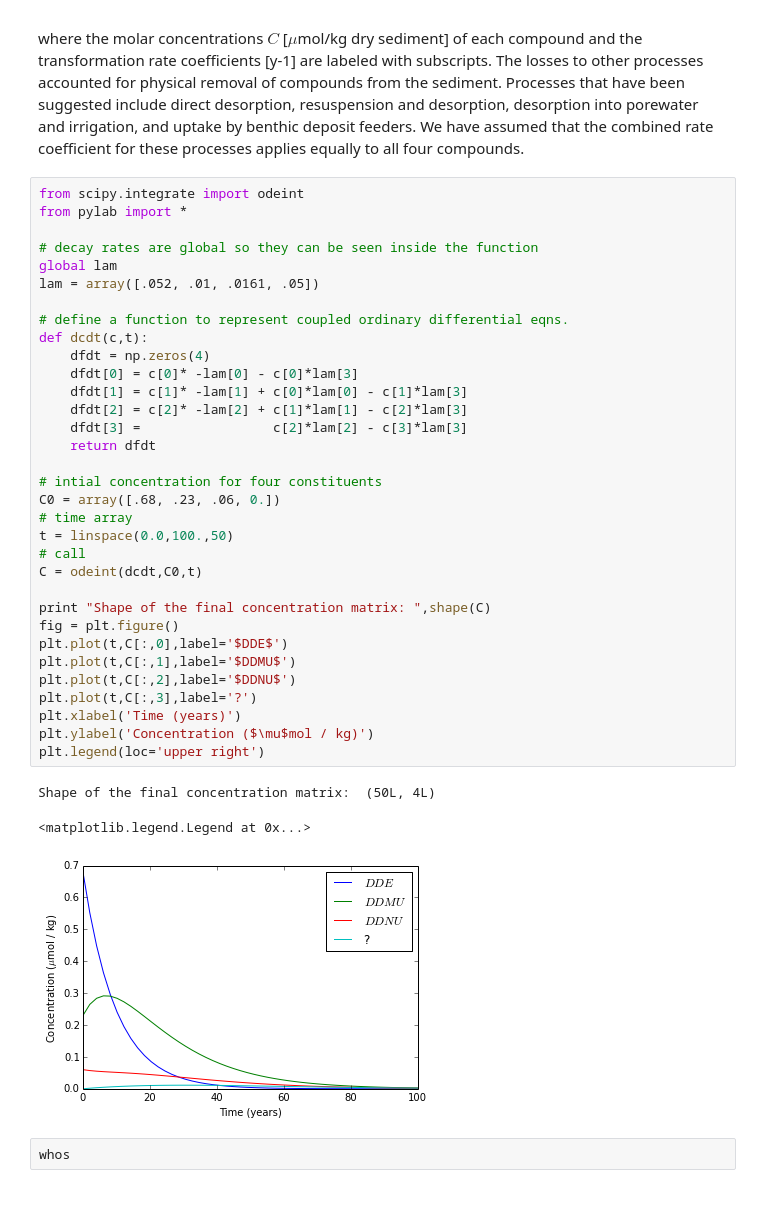
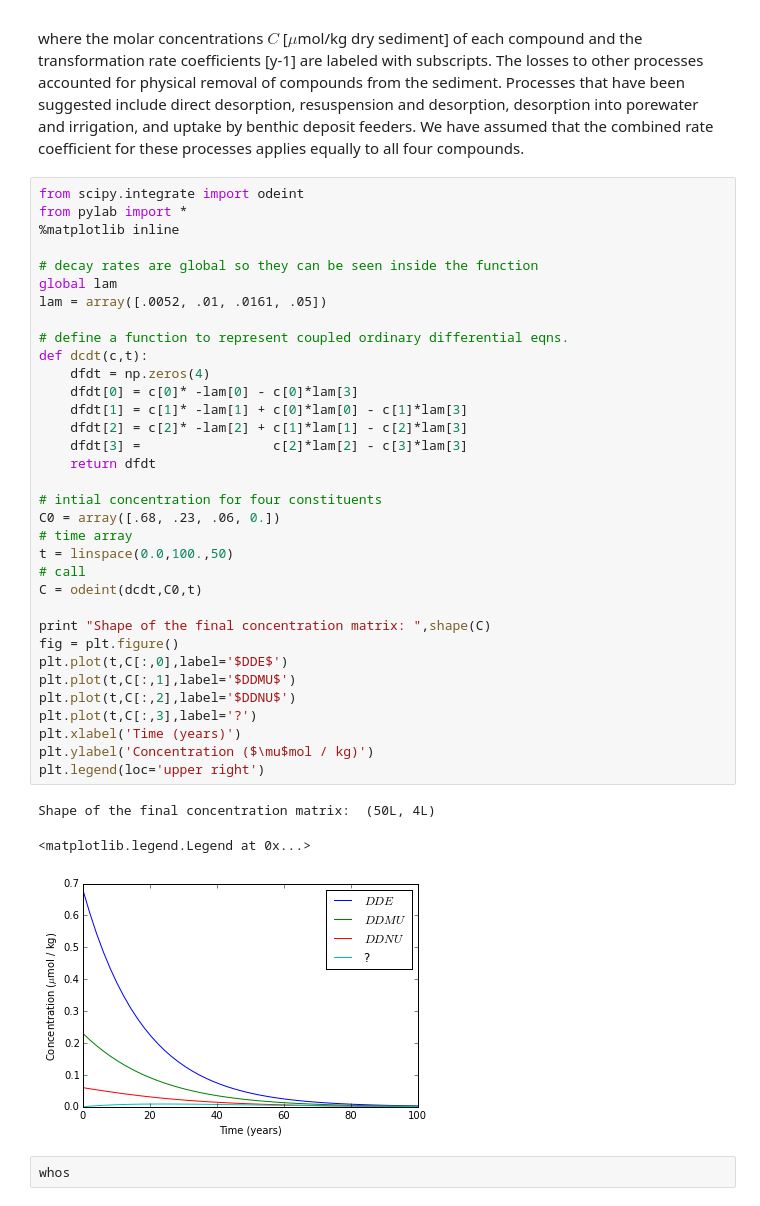
Before and after one commit to csherwood-usgs/IPython_notebook_examples, a Jupyter notebook: bateman.ipynb, the cells around one changed output. Saved outputs shown, nothing was run; the diff lists cells and outputs as text.

```diff
--- a/bateman.ipynb
+++ b/bateman.ipynb
@@ -14,40 +14,41 @@ where the molar concentrations $C$ [$\mu$mol/kg dry sediment] of each compound a
 # %%
 from scipy.integrate import odeint
 from pylab import *
+%matplotlib inline
 
 # decay rates are global so they can be seen inside the function
 global lam
-lam = array([.052, .01, .0161, .05])
+lam = array([.0052, .01, .0161, .05])
 
 # define a function to represent coupled ordinary differential eqns.
 def dcdt(c,t):
     dfdt = np.zeros(4)
     dfdt[0] = c[0]* -lam[0] - c[0]*lam[3]
     dfdt[1] = c[1]* -lam[1] + c[0]*lam[0] - c[1]*lam[3]
     dfdt[2] = c[2]* -lam[2] + c[1]*lam[1] - c[2]*lam[3]
     dfdt[3] =                 c[2]*lam[2] - c[3]*lam[3]
     return dfdt
 
 # intial concentration for four constituents
 C0 = array([.68, .23, .06, 0.])
 # time array
 t = linspace(0.0,100.,50)
 # call
 C = odeint(dcdt,C0,t)
 
 print "Shape of the final concentration matrix: ",shape(C)
 fig = plt.figure()
 plt.plot(t,C[:,0],label='$DDE$')
 plt.plot(t,C[:,1],label='$DDMU$')
 plt.plot(t,C[:,2],label='$DDNU$')
 plt.plot(t,C[:,3],label='?')
 plt.xlabel('Time (years)')
 plt.ylabel('Concentration ($\mu$mol / kg)')
 plt.legend(loc='upper right')
 # %% [output]
 Shape of the final concentration matrix:  (50L, 4L)
 <matplotlib.legend.Legend at 0x...>
-[figure, old version]
+[figure, new version]
 # %%
 whos
 # %% [output]
```
Also changed, not shown: 2 other files.
